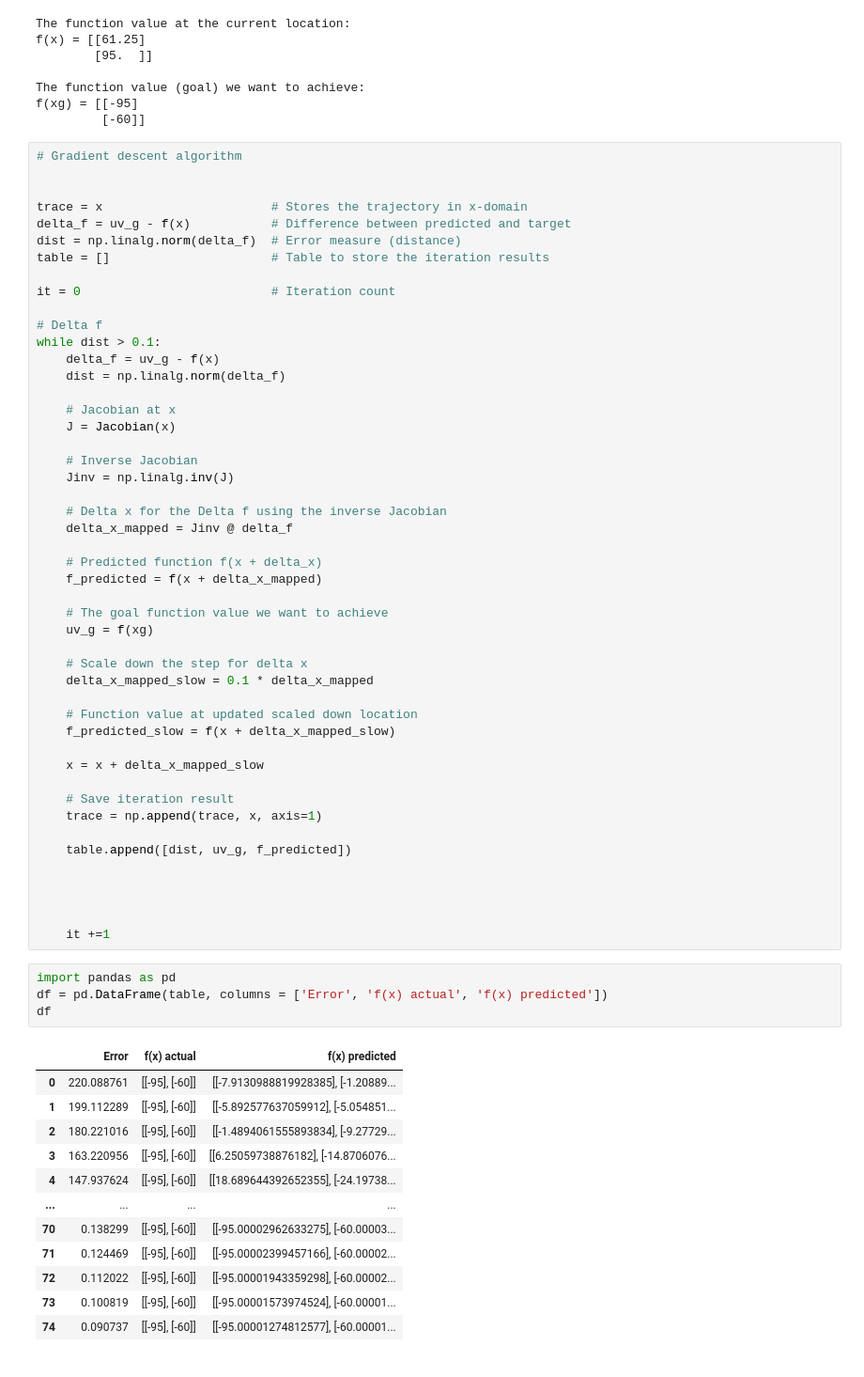
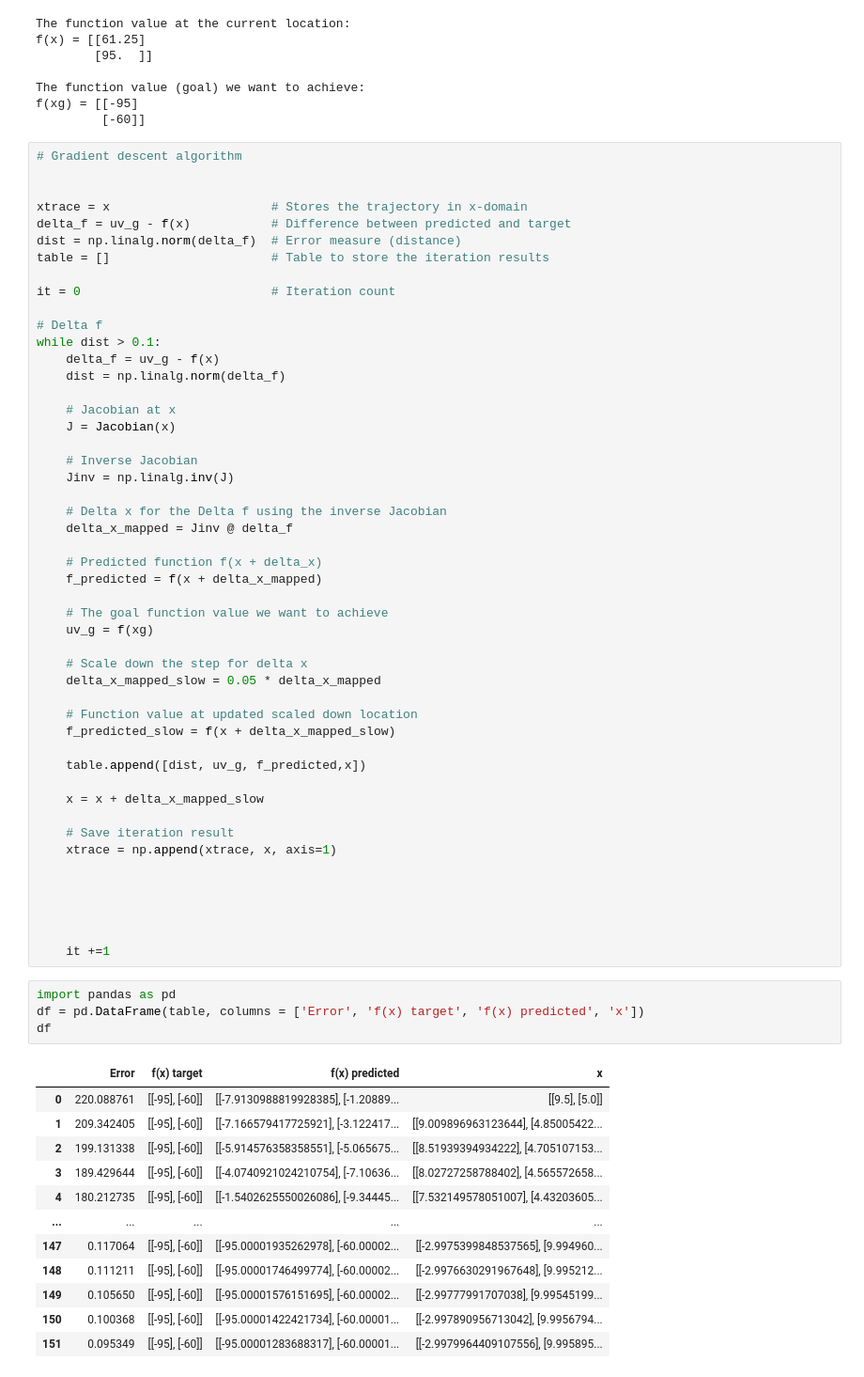
Before and after one commit to eraldoribeiro/gradientDescent, a Jupyter notebook: gradientDescent2DVectorsJacobian.ipynb, the cells around one changed output. Shown at 94% size. Cells and saved outputs as stored; diff of their text form.

```diff
--- a/gradientDescent2DVectorsJacobian.ipynb
+++ b/gradientDescent2DVectorsJacobian.ipynb
@@ -412,7 +412,7 @@ f(xg) = [[-95]
 # Gradient descent algorithm
 
 
-trace = x                       # Stores the trajectory in x-domain
+xtrace = x                      # Stores the trajectory in x-domain
 delta_f = uv_g - f(x)           # Difference between predicted and target
 dist = np.linalg.norm(delta_f)  # Error measure (distance)
 table = []                      # Table to store the iteration results
@@ -440,17 +440,18 @@ while dist > 0.1:
     uv_g = f(xg)
 
     # Scale down the step for delta x
-    delta_x_mapped_slow = 0.1 * delta_x_mapped
+    delta_x_mapped_slow = 0.05 * delta_x_mapped
 
     # Function value at updated scaled down location
     f_predicted_slow = f(x + delta_x_mapped_slow)
 
+    table.append([dist, uv_g, f_predicted,x])
+
     x = x + delta_x_mapped_slow
 
     # Save iteration result
-    trace = np.append(trace, x, axis=1)
+    xtrace = np.append(xtrace, x, axis=1)
 
-    table.append([dist, uv_g, f_predicted])
 
 
 
@@ -458,18 +459,18 @@ while dist > 0.1:
     it +=1
 # %%
 import pandas as pd
-df = pd.DataFrame(table, columns = ['Error', 'f(x) actual', 'f(x) predicted'])
+df = pd.DataFrame(table, columns = ['Error', 'f(x) target', 'f(x) predicted', 'x'])
 df
 # %% [output]
-|  | Error | f(x) actual | f(x) predicted |
-| 0 | 220.088761 | [[-95], [-60]] | [[-7.9130988819928385], [-1.20889... |
-| 1 | 199.112289 | [[-95], [-60]] | [[-5.892577637059912], [-5.054851... |
-| 2 | 180.221016 | [[-95], [-60]] | [[-1.4894061555893834], [-9.27729... |
-| 3 | 163.220956 | [[-95], [-60]] | [[6.25059738876182], [-14.8706076... |
-| 4 | 147.937624 | [[-95], [-60]] | [[18.689644392652355], [-24.19738... |
-| ... | ... | ... | ... |
-| 70 | 0.138299 | [[-95], [-60]] | [[-95.00002962633275], [-60.00003... |
-| 71 | 0.124469 | [[-95], [-60]] | [[-95.00002399457166], [-60.00002... |
-| 72 | 0.112022 | [[-95], [-60]] | [[-95.00001943359298], [-60.00002... |
-| 73 | 0.100819 | [[-95], [-60]] | [[-95.00001573974524], [-60.00001... |
-| 74 | 0.090737 | [[-95], [-60]] | [[-95.00001274812577], [-60.00001... |
+|  | Error | f(x) target | f(x) predicted | x |
+| 0 | 220.088761 | [[-95], [-60]] | [[-7.9130988819928385], [-1.20889... | [[9.5], [5.0]] |
+| 1 | 209.342405 | [[-95], [-60]] | [[-7.166579417725921], [-3.122417... | [[9.009896963123644], [4.85005422... |
+| 2 | 199.131338 | [[-95], [-60]] | [[-5.914576358358551], [-5.065675... | [[8.51939394934222], [4.705107153... |
+| 3 | 189.429644 | [[-95], [-60]] | [[-4.0740921024210754], [-7.10636... | [[8.02727258788402], [4.565572658... |
+| 4 | 180.212735 | [[-95], [-60]] | [[-1.5402625550026086], [-9.34445... | [[7.532149578051007], [4.43203605... |
+| ... | ... | ... | ... | ... |
+| 147 | 0.117064 | [[-95], [-60]] | [[-95.00001935262978], [-60.00002... | [[-2.9975399848537565], [9.994960... |
+| 148 | 0.111211 | [[-95], [-60]] | [[-95.00001746499774], [-60.00002... | [[-2.9976630291967648], [9.995212... |
+| 149 | 0.105650 | [[-95], [-60]] | [[-95.00001576151695], [-60.00002... | [[-2.99777991707038], [9.99545199... |
+| 150 | 0.100368 | [[-95], [-60]] | [[-95.00001422421734], [-60.00001... | [[-2.997890956713042], [9.9956794... |
+| 151 | 0.095349 | [[-95], [-60]] | [[-95.00001283688317], [-60.00001... | [[-2.9979964409107556], [9.995895... |
```
Also changed, not shown: parts of 4 cells of this notebook.
